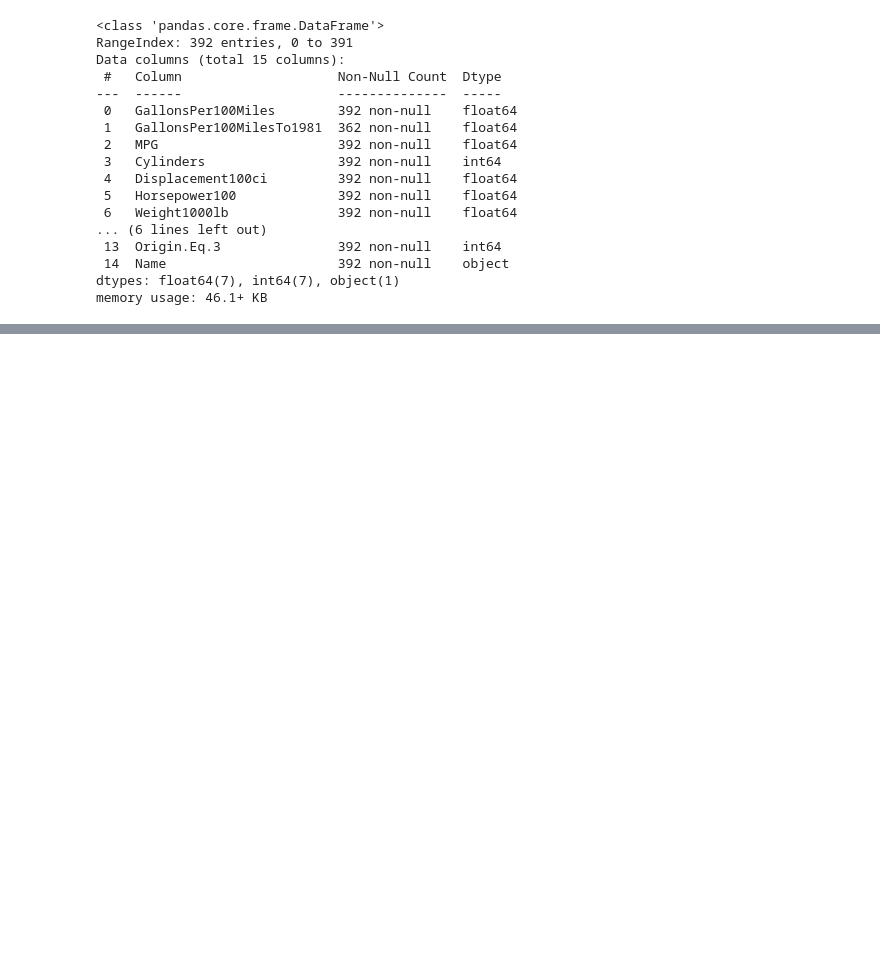
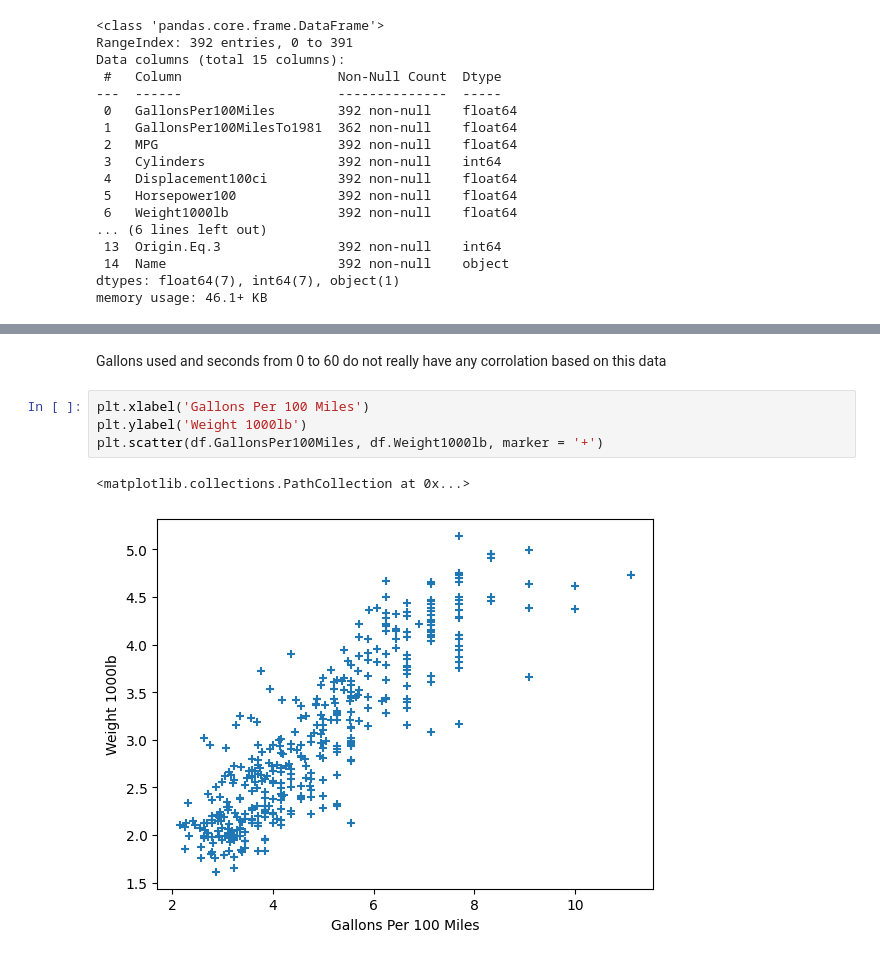
Before and after one commit to yoinkeds/Linear-Regression-Practice, a Jupyter notebook: Linear_Regression_Model.ipynb, the cells around one changed output, grey strips where cells are left out. Saved outputs shown, nothing was run; the diff lists cells and outputs as text; blank space fills up the shorter version.

```diff
--- a/Linear_Regression_Model.ipynb
+++ b/Linear_Regression_Model.ipynb
@@ -36,0 +72,9 @@ memory usage: 46.1+ KB
+# %% [markdown]
+Gallons used and seconds from 0 to 60 do not really have any corrolation based on this data
+# %%
+plt.xlabel('Gallons Per 100 Miles')
+plt.ylabel('Weight 1000lb')
+plt.scatter(df.GallonsPer100Miles, df.Weight1000lb, marker = '+')
+# %% [output]
+<matplotlib.collections.PathCollection at 0x...>
+[figure, added]
```
Also changed, not shown: parts of 25 cells of this notebook.
